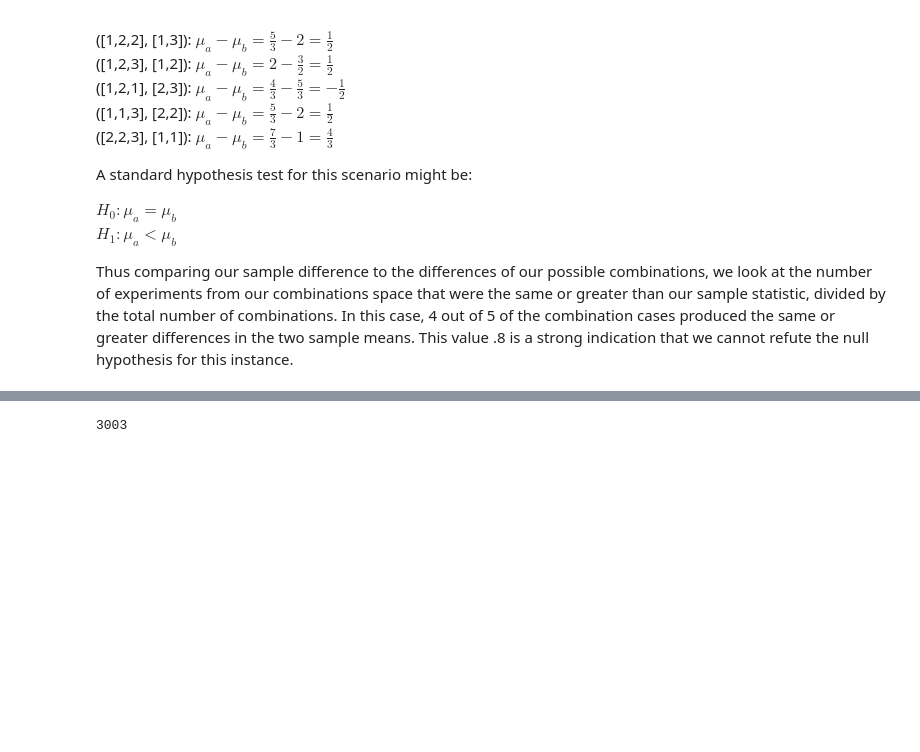
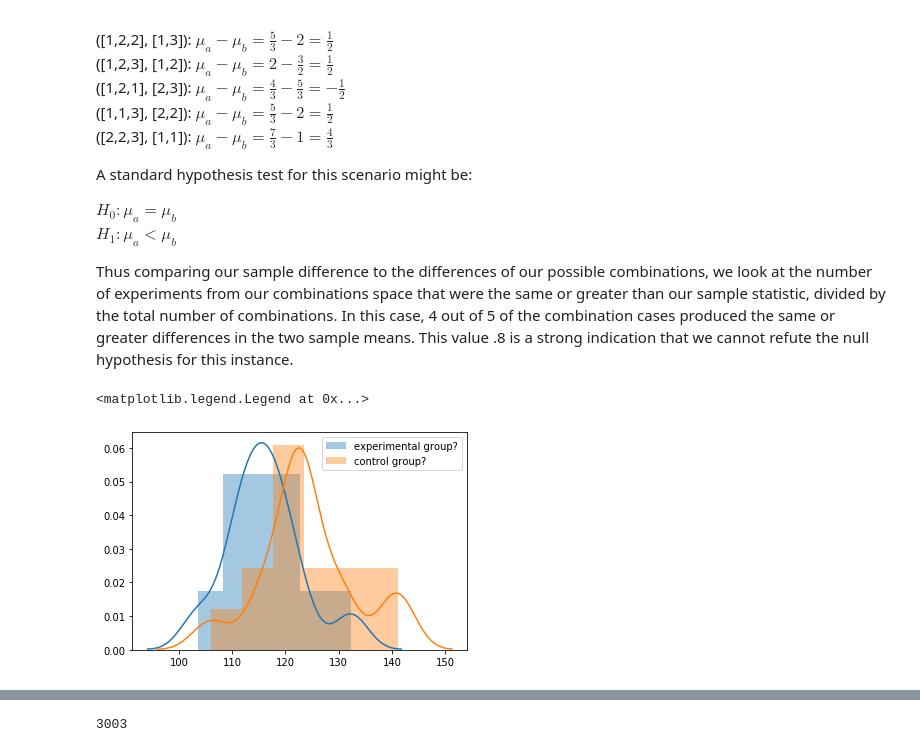
Before and after one commit to poariston/dsc-resampling-methods-lab-online-ds-pt-120919, a Jupyter notebook: index.ipynb, the cells around one changed output, grey strips where cells are left out. Cells and saved outputs as stored; diff of their text form; code cells hidden in the pictures; blank space fills up the shorter version.

```diff
--- a/index.ipynb
+++ b/index.ipynb
@@ -390,11 +393,18 @@ Thus comparing our sample difference to the differences of our possible combinat
 # %%
-# a = [109.6927759 , 120.27296943, 103.54012038, 114.16555857,
-#        122.93336175, 110.9271756 , 114.77443758, 116.34159338,
-#        112.66413025, 118.30562665, 132.31196515, 117.99000948]
-# b = [123.98967482, 141.11969004, 117.00293412, 121.6419775 ,
-#        123.2703033 , 123.76944385, 105.95249634, 114.87114479,
-#        130.6878082 , 140.60768727, 121.95433026, 123.11996767,
-#        129.93260914, 121.01049611]
+a = [109.6927759 , 120.27296943, 103.54012038, 114.16555857,
+       122.93336175, 110.9271756 , 114.77443758, 116.34159338,
+       112.66413025, 118.30562665, 132.31196515, 117.99000948]
+b = [123.98967482, 141.11969004, 117.00293412, 121.6419775 ,
+       123.2703033 , 123.76944385, 105.95249634, 114.87114479,
+       130.6878082 , 140.60768727, 121.95433026, 123.11996767,
+       129.93260914, 121.01049611]
+# %%
+sns.distplot(a,label="experimental group?")
+sns.distplot(b,label="control group?")
+plt.legend()
+# %% [output]
+<matplotlib.legend.Legend at 0x...>
+[figure, added]
 # %%
 # proposed examples make the execution of combT way too long
 # reducing their lengths
```
Also changed, not shown: parts of 37 cells of this notebook.
